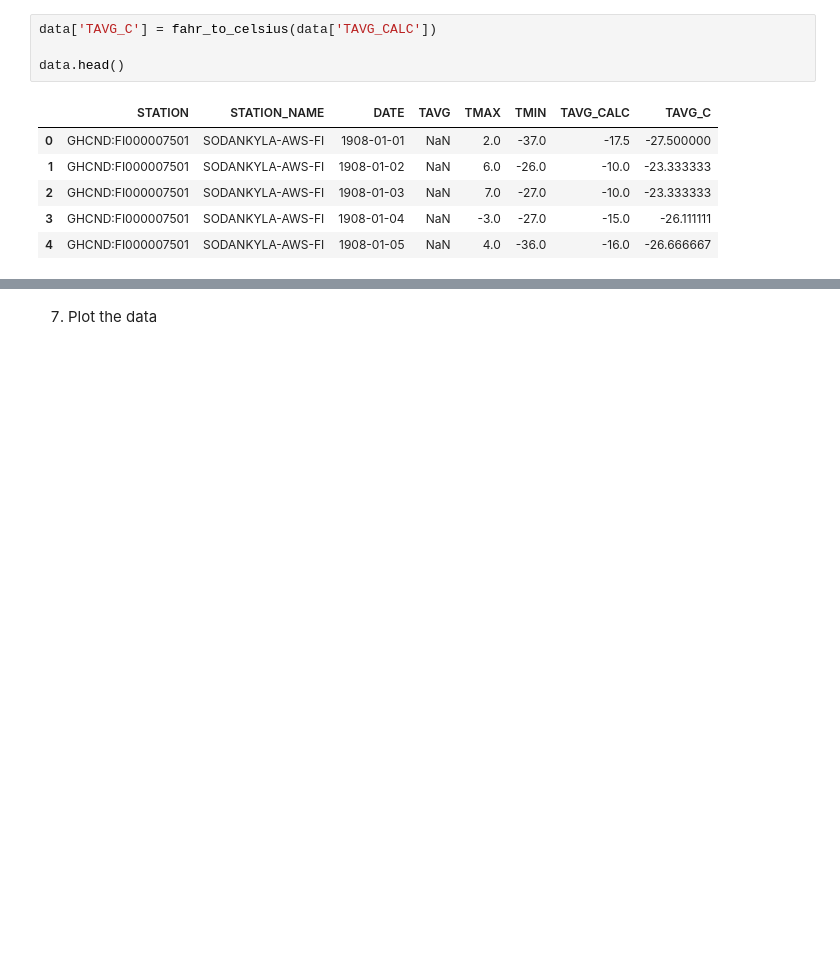
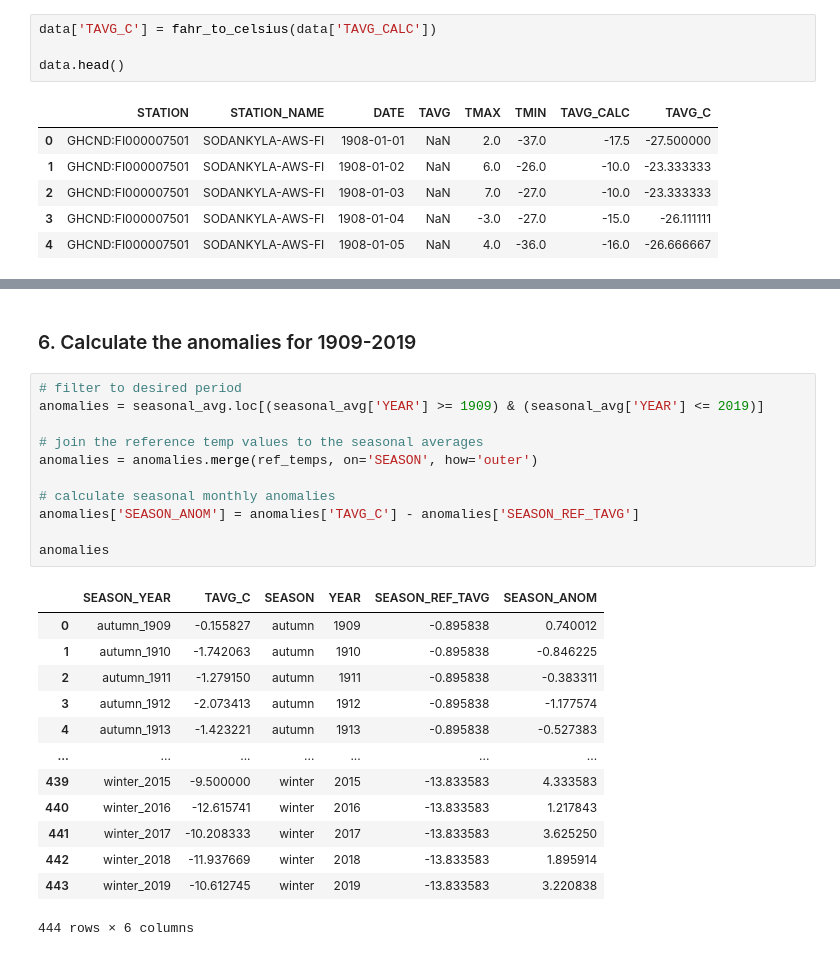
Before and after one commit to brunomc-eco/final-project-geo-python, a Jupyter notebook: seasonal-weather-anomalies.ipynb, the cells around one changed output, grey strips where cells are left out. Cells and saved outputs as stored; diff of their text form; blank space fills up the shorter version.

```diff
--- a/seasonal-weather-anomalies.ipynb
+++ b/seasonal-weather-anomalies.ipynb
@@ -190,2 +209,27 @@ anomalies
-# %% [markdown]
-7. Plot the data
+# %% [markdown]
+### 6. Calculate the anomalies for 1909-2019
+# %%
+# filter to desired period
+anomalies = seasonal_avg.loc[(seasonal_avg['YEAR'] >= 1909) & (seasonal_avg['YEAR'] <= 2019)]
+
+# join the reference temp values to the seasonal averages
+anomalies = anomalies.merge(ref_temps, on='SEASON', how='outer')
+
+# calculate seasonal monthly anomalies
+anomalies['SEASON_ANOM'] = anomalies['TAVG_C'] - anomalies['SEASON_REF_TAVG']
+
+anomalies
+# %% [output]
+|  | SEASON_YEAR | TAVG_C | SEASON | YEAR | SEASON_REF_TAVG | SEASON_ANOM |
+| 0 | autumn_1909 | -0.155827 | autumn | 1909 | -0.895838 | 0.740012 |
+| 1 | autumn_1910 | -1.742063 | autumn | 1910 | -0.895838 | -0.846225 |
+| 2 | autumn_1911 | -1.279150 | autumn | 1911 | -0.895838 | -0.383311 |
+| 3 | autumn_1912 | -2.073413 | autumn | 1912 | -0.895838 | -1.177574 |
+| 4 | autumn_1913 | -1.423221 | autumn | 1913 | -0.895838 | -0.527383 |
+| ... | ... | ... | ... | ... | ... | ... |
+| 439 | winter_2015 | -9.500000 | winter | 2015 | -13.833583 | 4.333583 |
+| 440 | winter_2016 | -12.615741 | winter | 2016 | -13.833583 | 1.217843 |
+| 441 | winter_2017 | -10.208333 | winter | 2017 | -13.833583 | 3.625250 |
+| 442 | winter_2018 | -11.937669 | winter | 2018 | -13.833583 | 1.895914 |
+| 443 | winter_2019 | -10.612745 | winter | 2019 | -13.833583 | 3.220838 |
+444 rows × 6 columns
```
Also changed, not shown: parts of 23 cells of this notebook, 1 other file.
